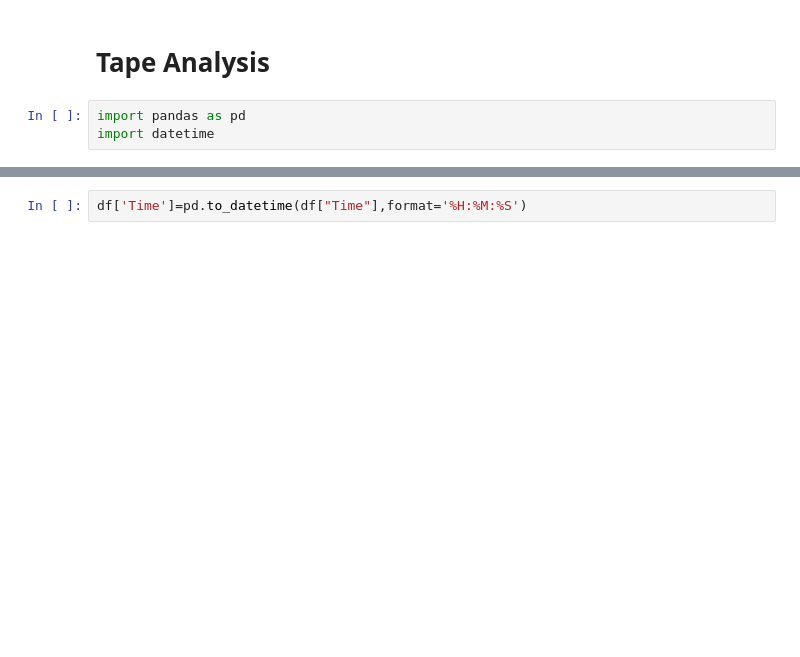
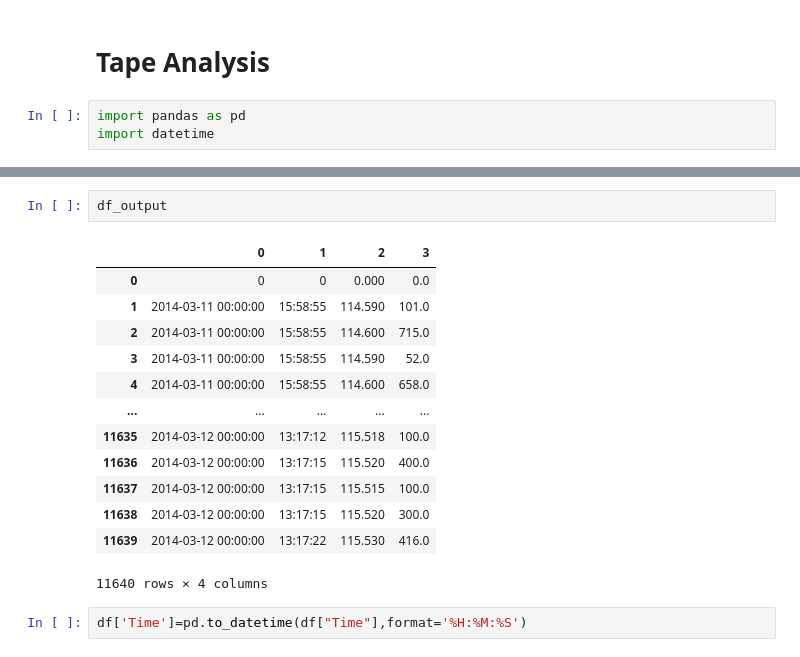
Before and after one commit to volry/stock-tape-analysis, a Jupyter notebook: stock-tape-reading.ipynb, the cells around one changed output, grey strips where cells are left out. Cells and saved outputs as stored; diff of their text form; blank space fills up the shorter version.

```diff
--- a/stock-tape-reading.ipynb
+++ b/stock-tape-reading.ipynb
@@ -12,3 +99,19 @@ df.dropna(how='any',inplace=True)
+# %%
+df_output
+# %% [output]
+|  | 0 | 1 | 2 | 3 |
+| 0 | 0 | 0 | 0.000 | 0.0 |
+| 1 | 2014-03-11 00:00:00 | 15:58:55 | 114.590 | 101.0 |
+| 2 | 2014-03-11 00:00:00 | 15:58:55 | 114.600 | 715.0 |
+| 3 | 2014-03-11 00:00:00 | 15:58:55 | 114.590 | 52.0 |
+| 4 | 2014-03-11 00:00:00 | 15:58:55 | 114.600 | 658.0 |
+| ... | ... | ... | ... | ... |
+| 11635 | 2014-03-12 00:00:00 | 13:17:12 | 115.518 | 100.0 |
+| 11636 | 2014-03-12 00:00:00 | 13:17:15 | 115.520 | 400.0 |
+| 11637 | 2014-03-12 00:00:00 | 13:17:15 | 115.515 | 100.0 |
+| 11638 | 2014-03-12 00:00:00 | 13:17:15 | 115.520 | 300.0 |
+| 11639 | 2014-03-12 00:00:00 | 13:17:22 | 115.530 | 416.0 |
+11640 rows × 4 columns
 # %%
 df['Time']=pd.to_datetime(df["Time"],format='%H:%M:%S')
 # %%
```
Also changed, not shown: parts of 12 cells of this notebook.
